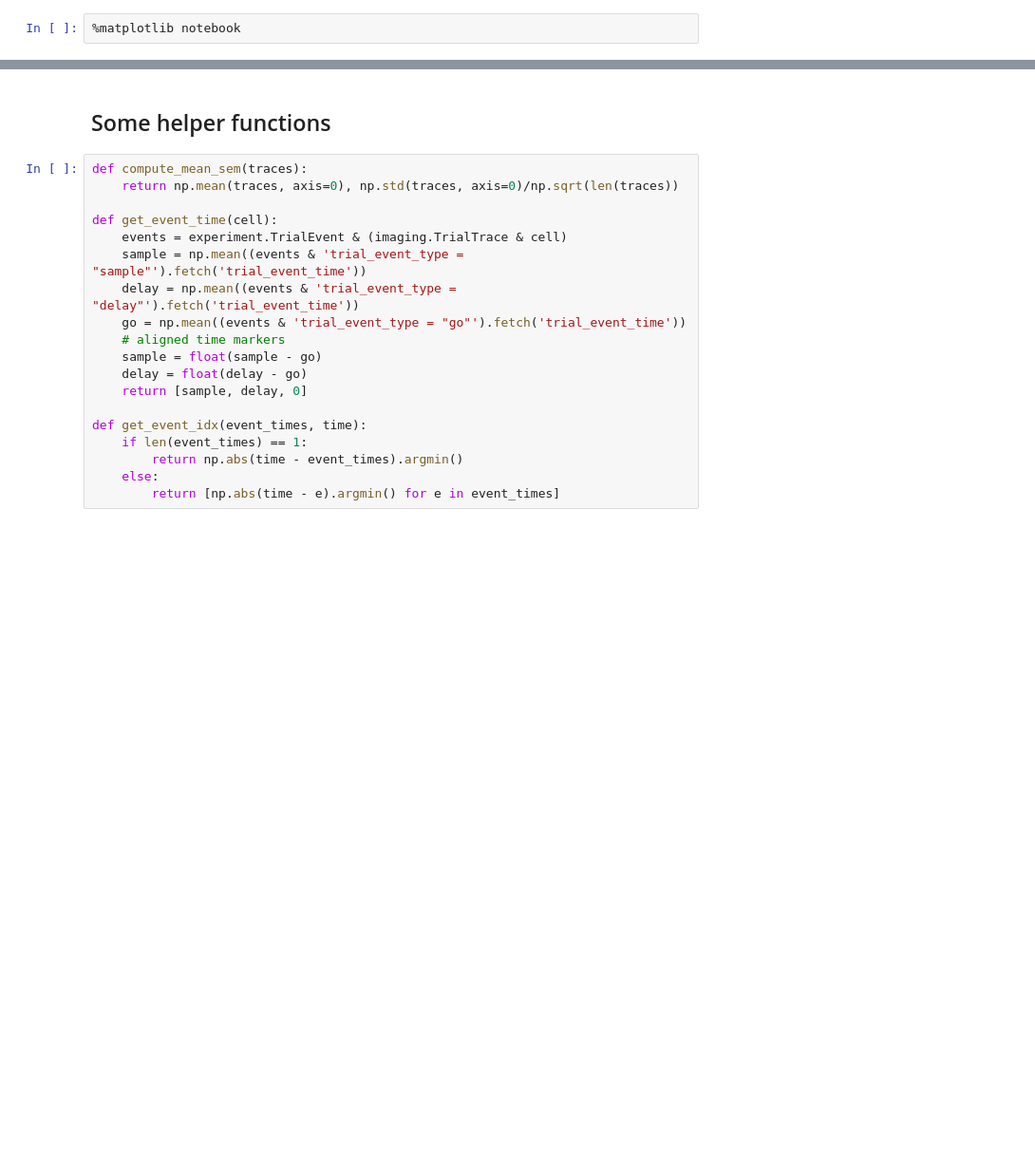
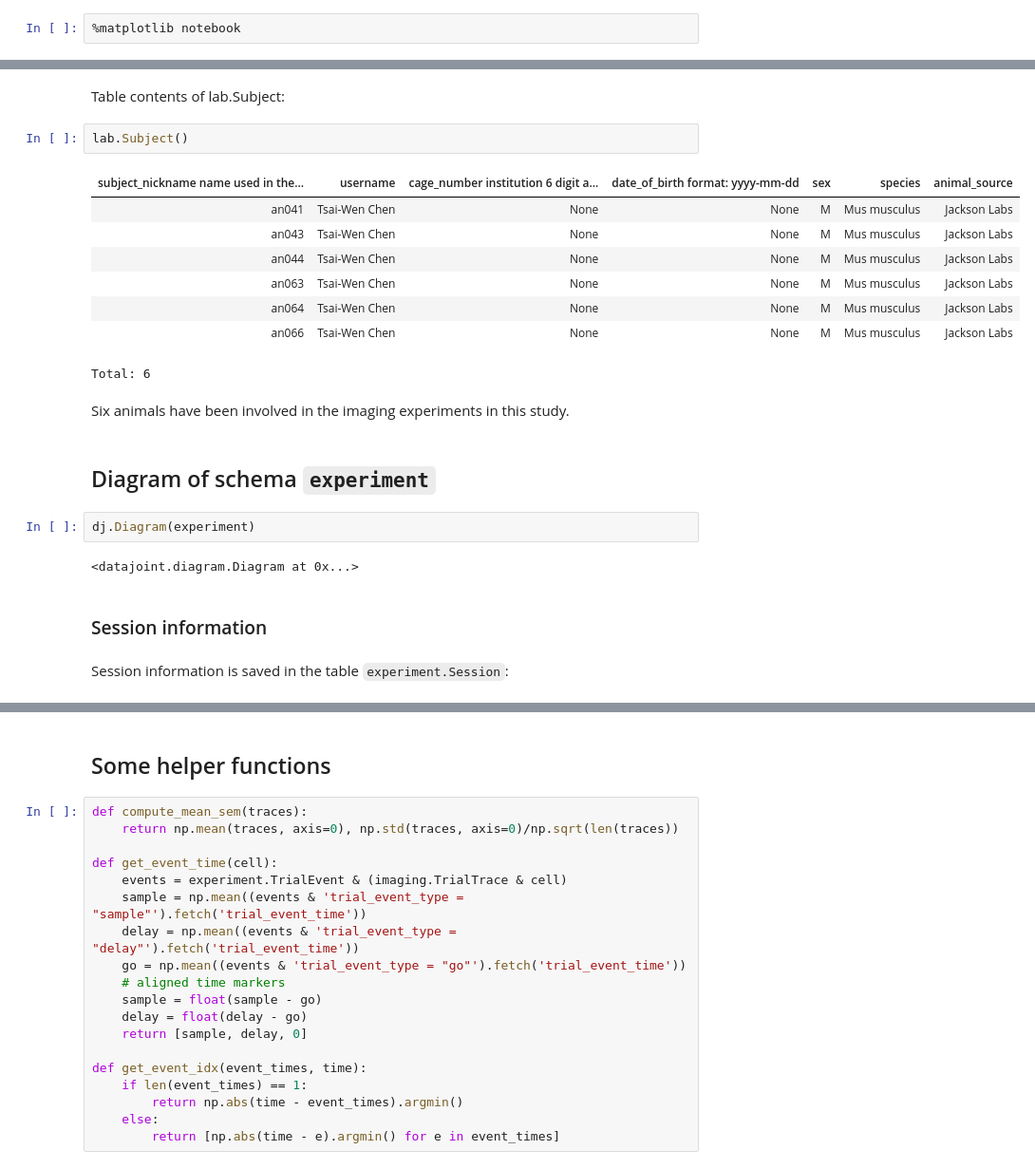
Before and after one commit to shenshan/Chen-2017, a Jupyter notebook: notebooks/Figure_replication.ipynb, the cells around one changed output, grey strips where cells are left out. Shown at 95% size. Saved outputs shown, nothing was run; the diff lists cells and outputs as text; blank space fills up the shorter version.

```diff
--- a/notebooks/Figure_replication.ipynb
+++ b/notebooks/Figure_replication.ipynb
@@ -14,0 +50,25 @@ import seaborn as sns
+# %% [markdown]
+Table contents of lab.Subject:
+# %%
+lab.Subject()
+# %% [output]
+| subject_nickname name used in the... | username | cage_number institution 6 digit a... | date_of_birth format: yyyy-mm-dd | sex | species | animal_source |
+| an041 | Tsai-Wen Chen | None | None | M | Mus musculus | Jackson Labs |
+| an043 | Tsai-Wen Chen | None | None | M | Mus musculus | Jackson Labs |
+| an044 | Tsai-Wen Chen | None | None | M | Mus musculus | Jackson Labs |
+| an063 | Tsai-Wen Chen | None | None | M | Mus musculus | Jackson Labs |
+| an064 | Tsai-Wen Chen | None | None | M | Mus musculus | Jackson Labs |
+| an066 | Tsai-Wen Chen | None | None | M | Mus musculus | Jackson Labs |
+Total: 6
+# %% [markdown]
+Six animals have been involved in the imaging experiments in this study.
+# %% [markdown]
+## Diagram of schema `experiment`
+# %%
+dj.Diagram(experiment)
+# %% [output]
+<datajoint.diagram.Diagram at 0x...>
+# %% [markdown]
+### Session information
+# %% [markdown]
+Session information is saved in the table `experiment.Session`:
```
Also changed, not shown: parts of 58 cells of this notebook, 5 other files.
